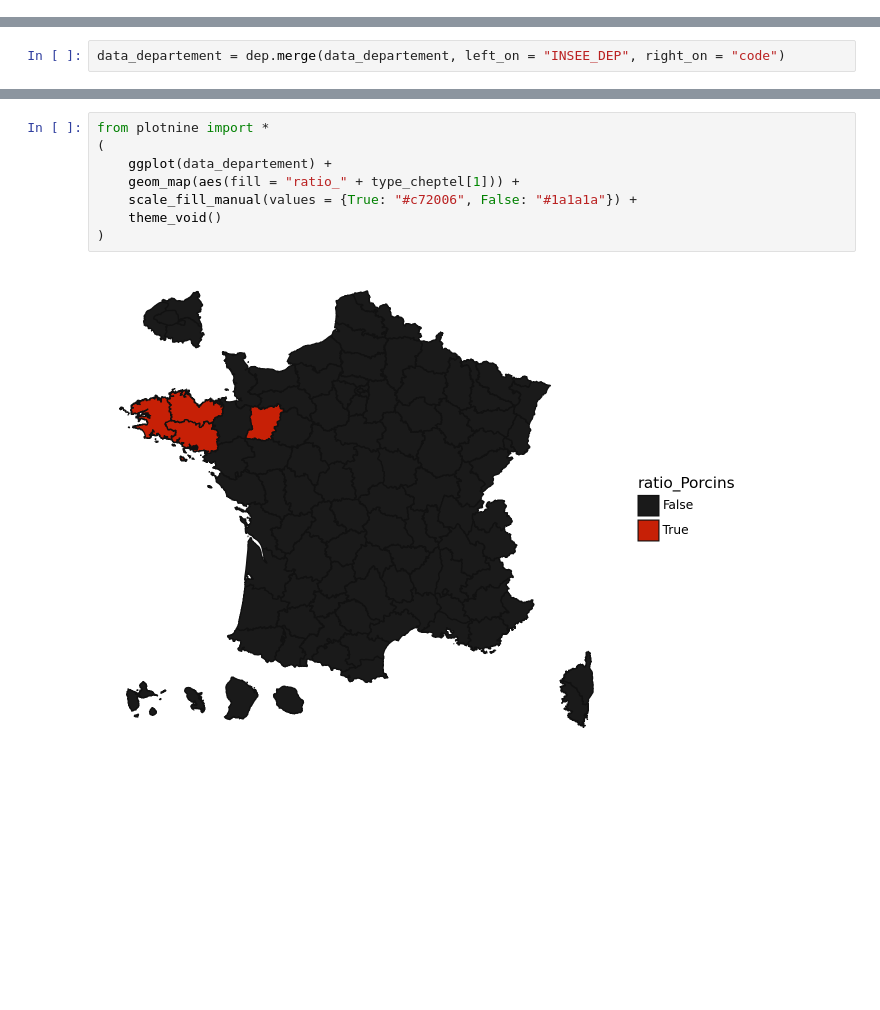
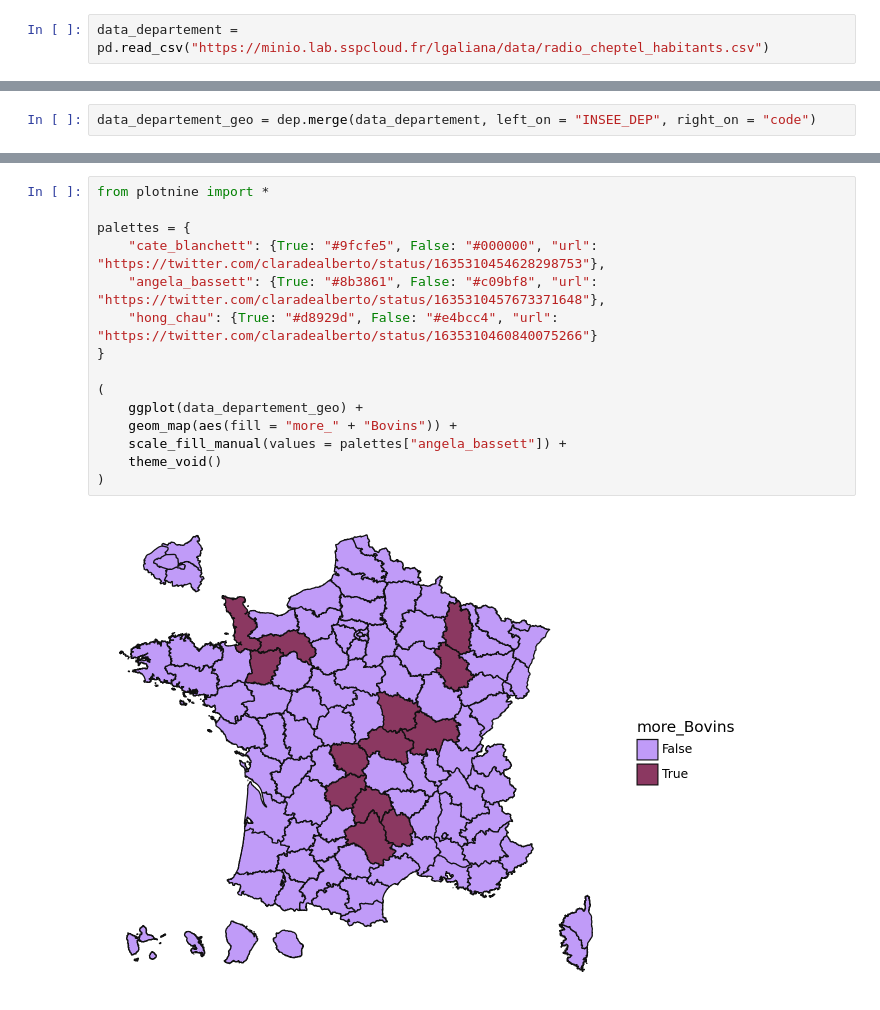
Before and after one commit to linogaliana/carte-cheptel, a Jupyter notebook: cheptel.ipynb, the cells around one changed output, grey strips where cells are left out. Saved outputs shown, nothing was run; the diff lists cells and outputs as text; blank space fills up the shorter version.

```diff
--- a/cheptel.ipynb
+++ b/cheptel.ipynb
@@ -55,3 +4,5 @@ data_departement = cheptel2022.merge(
+# %%
+data_departement = pd.read_csv("https://minio.lab.sspcloud.fr/lgaliana/data/radio_cheptel_habitants.csv")
 # %%
 from cartiflette import carti_download
 dep = carti_download(
@@ -68,2 +17,2 @@ ERROR 1: PROJ: proj_create_from_database: Open of /opt/mamba/share/proj failed
 # %%
-data_departement = dep.merge(data_departement, left_on = "INSEE_DEP", right_on = "code")
+data_departement_geo = dep.merge(data_departement, left_on = "INSEE_DEP", right_on = "code")
@@ -89,10 +19,17 @@ data_departement.head(2)
-# %%
-from plotnine import *
-(
-    ggplot(data_departement) +
-    geom_map(aes(fill = "ratio_" + type_cheptel[1])) +
-    scale_fill_manual(values = {True: "#c72006", False: "#1a1a1a"}) +
-    theme_void()
-)
-# %% [output]
-[figure, removed]
+# %%
+from plotnine import *
+
+palettes = {
+    "cate_blanchett": {True: "#9fcfe5", False: "#000000", "url": "https://twitter.com/claradealberto/status/1635310454628298753"},
+    "angela_bassett": {True: "#8b3861", False: "#c09bf8", "url": "https://twitter.com/claradealberto/status/1635310457673371648"},
+    "hong_chau": {True: "#d8929d", False: "#e4bcc4", "url": "https://twitter.com/claradealberto/status/1635310460840075266"}
+}
+
+(
+    ggplot(data_departement_geo) +
+    geom_map(aes(fill = "more_" + "Bovins")) +
+    scale_fill_manual(values = palettes["angela_bassett"]) +
+    theme_void()
+)
+# %% [output]
+[figure, added]
```
Also changed, not shown: parts of 8 cells of this notebook, 1 other file.
